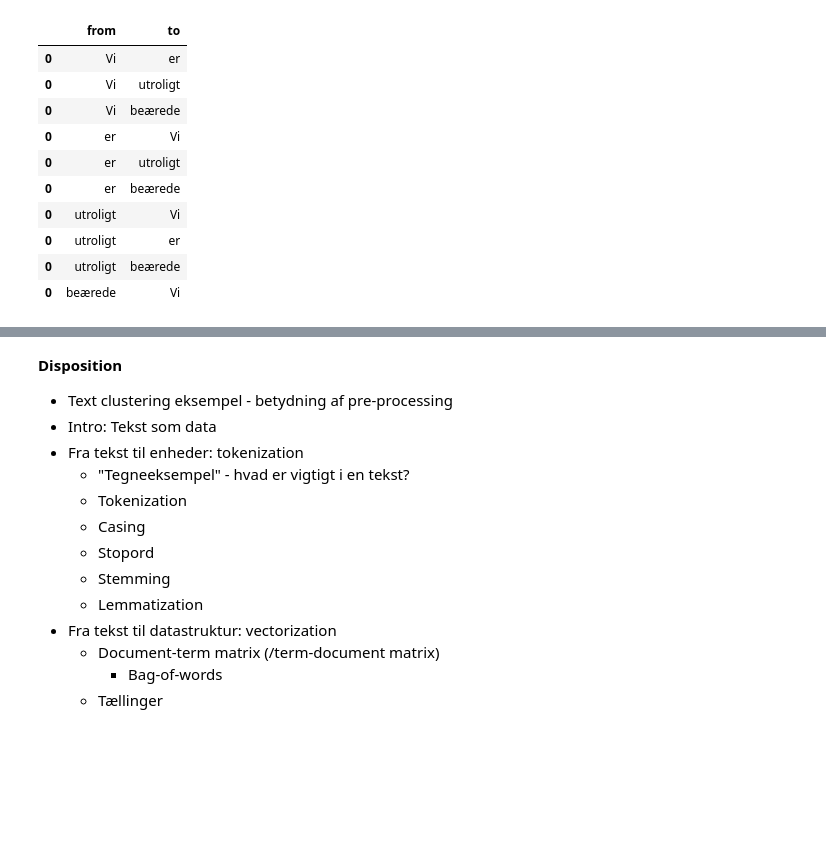
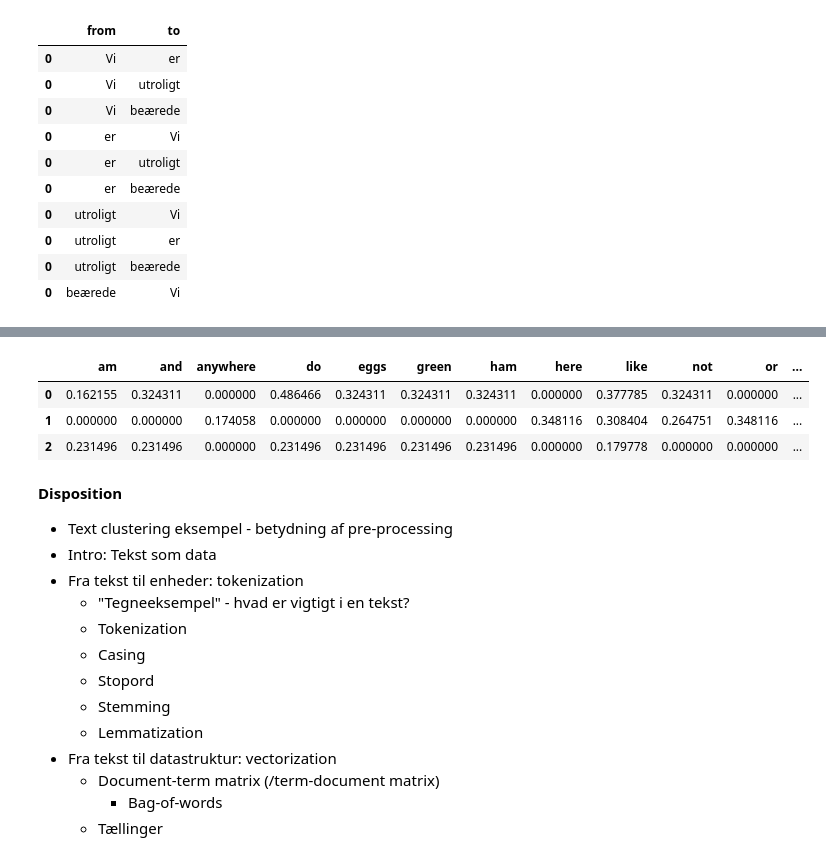
Before and after one commit to quasidemic/course_sds-I, a Jupyter notebook: sessions/09_clean-text/notebooks/clean-text_slides.ipynb, the cells around one changed output, grey strips where cells are left out. Cells and saved outputs as stored; diff of their text form; code cells hidden in the pictures; blank space fills up the shorter version.

```diff
--- a/sessions/09_clean-text/notebooks/clean-text_slides.ipynb
+++ b/sessions/09_clean-text/notebooks/clean-text_slides.ipynb
@@ -80,3 +114,10 @@ df.head(10)
+# %%
+pd.DataFrame(texts2_tfidf, columns = vectorizer.get_feature_names_out())
+# %% [output]
+|  | am | and | anywhere | do | eggs | green | ham | here | like | not | or | ... |
+| 0 | 0.162155 | 0.324311 | 0.000000 | 0.486466 | 0.324311 | 0.324311 | 0.324311 | 0.000000 | 0.377785 | 0.324311 | 0.000000 | ... |
+| 1 | 0.000000 | 0.000000 | 0.174058 | 0.000000 | 0.000000 | 0.000000 | 0.000000 | 0.348116 | 0.308404 | 0.264751 | 0.348116 | ... |
+| 2 | 0.231496 | 0.231496 | 0.000000 | 0.231496 | 0.231496 | 0.231496 | 0.231496 | 0.000000 | 0.179778 | 0.000000 | 0.000000 | ... |
 # %% [markdown]
 **Disposition**
 - Text clustering eksempel - betydning af pre-processing
```
Also changed, not shown: parts of 15 cells of this notebook, 1 other file.
